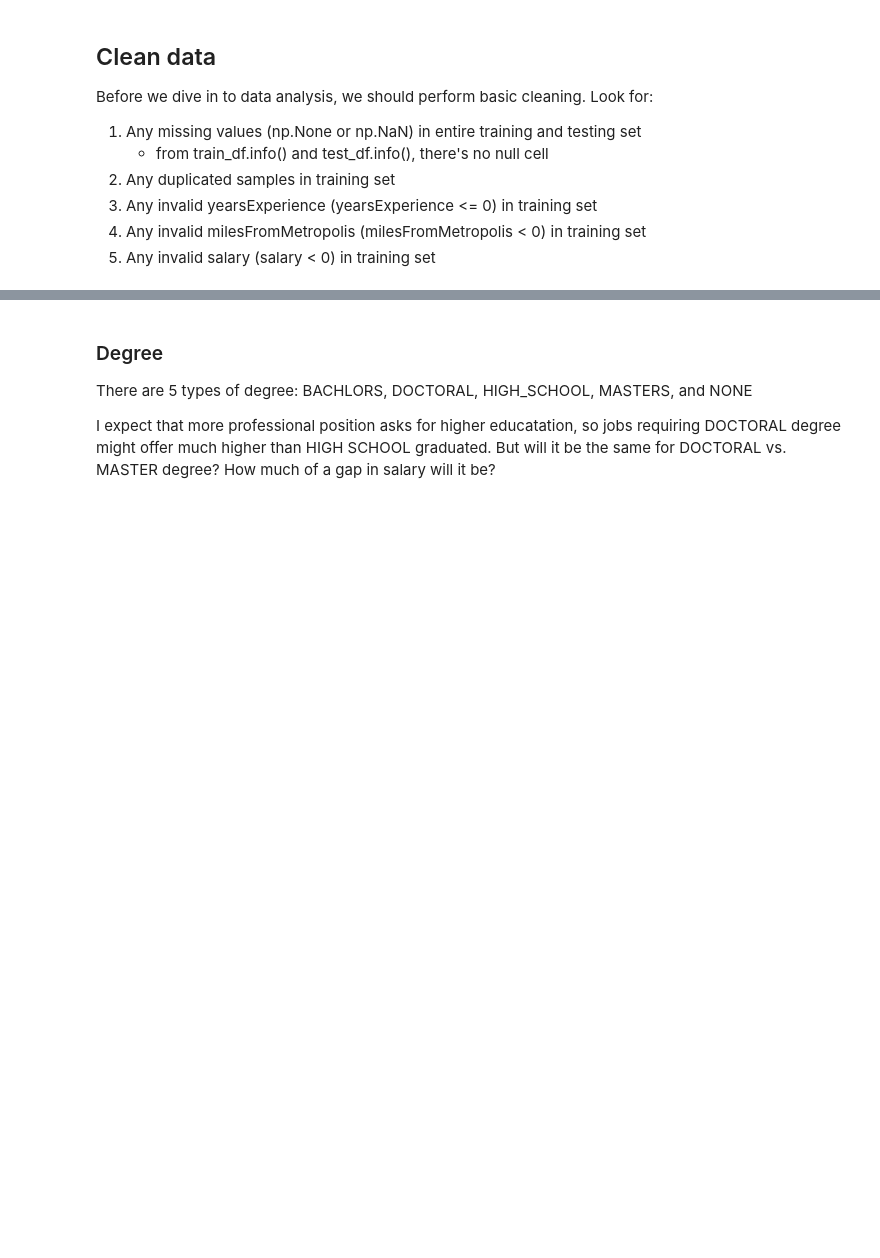
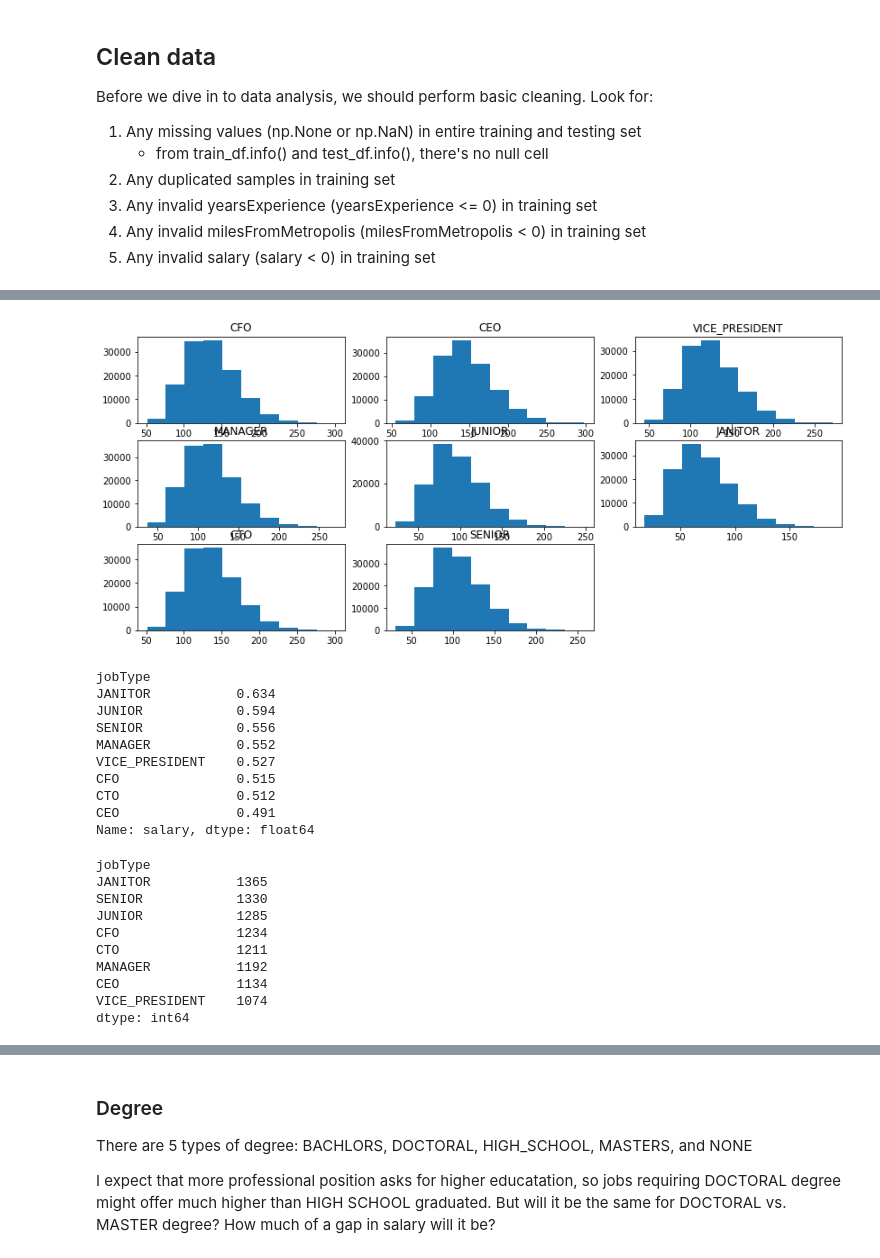
Before and after one commit to jenny-chou/Salary-Prediction, a Jupyter notebook: ML_approach/Salary_Prediction_Analysis.ipynb, the cells around one changed output, grey strips where cells are left out. Saved outputs shown, nothing was run; the diff lists cells and outputs as text; code cells hidden in the pictures; blank space fills up the shorter version.

```diff
--- a/ML_approach/Salary_Prediction_Analysis.ipynb
+++ b/ML_approach/Salary_Prediction_Analysis.ipynb
@@ -97,14 +218,0 @@ Since there are 63 companies, let's randomly select some companies and see their
-# %%
-companies = train_df.companyId.unique()
-pick_n_companies = 15
-rand_companies = companies[np.random.randint(1, len(companies), pick_n_companies)]
-
-for i in range(pick_n_companies):
-    if i==0:
-        groups = train_df[['companyId', 'salary']].loc[train_df.companyId == rand_companies[i], :]
-    else:
-        group = train_df[['companyId', 'salary']].loc[train_df.companyId == rand_companies[i], :]
-        groups = pd.concat([groups, group], axis=0)
-
-groups.boxplot(by='companyId')
-plt.show()
@@ -140,12 +232,42 @@ To visualize more on the skewness, use histograms and calculation of skewness:
 # %%
 jobTypes = train_df.jobType.unique()
 plt.figure(figsize = (14, 6))
 
+# print histogram
 for i in range(len(jobTypes)):
     plt.subplot(3, 3, i+1)
     plt.hist(train_df.salary[train_df.jobType == jobTypes[i]])
     plt.title(jobTypes[i])
 plt.show()
 
-train_df.groupby(['jobType']).salary.skew()
+# show skewness
+display(train_df.groupby(['jobType']).salary.skew().sort_values(ascending=False))
+
+# count outliers with 1.5 * IQR rule
+Q1 = train_df.groupby(['jobType']).salary.quantile(0.25)
+Q3 = train_df.groupby(['jobType']).salary.quantile(0.75)
+upper_bound = Q3 + 1.5 * (Q3 - Q1)
+display(train_df.groupby(['jobType']).apply(lambda x: (x.salary.values > upper_bound[x.jobType]).sum()).sort_values(ascending=False))
+# %% [output]
+[figure, added]
+jobType
+JANITOR           0.634
+JUNIOR            0.594
+SENIOR            0.556
+MANAGER           0.552
+VICE_PRESIDENT    0.527
+CFO               0.515
+CTO               0.512
+CEO               0.491
+Name: salary, dtype: float64
+jobType
+JANITOR           1365
+SENIOR            1330
+JUNIOR            1285
+CFO               1234
+CTO               1211
+MANAGER           1192
+CEO               1134
+VICE_PRESIDENT    1074
+dtype: int64
 # %% [markdown]
```
Also changed, not shown: parts of 113 cells of this notebook.
